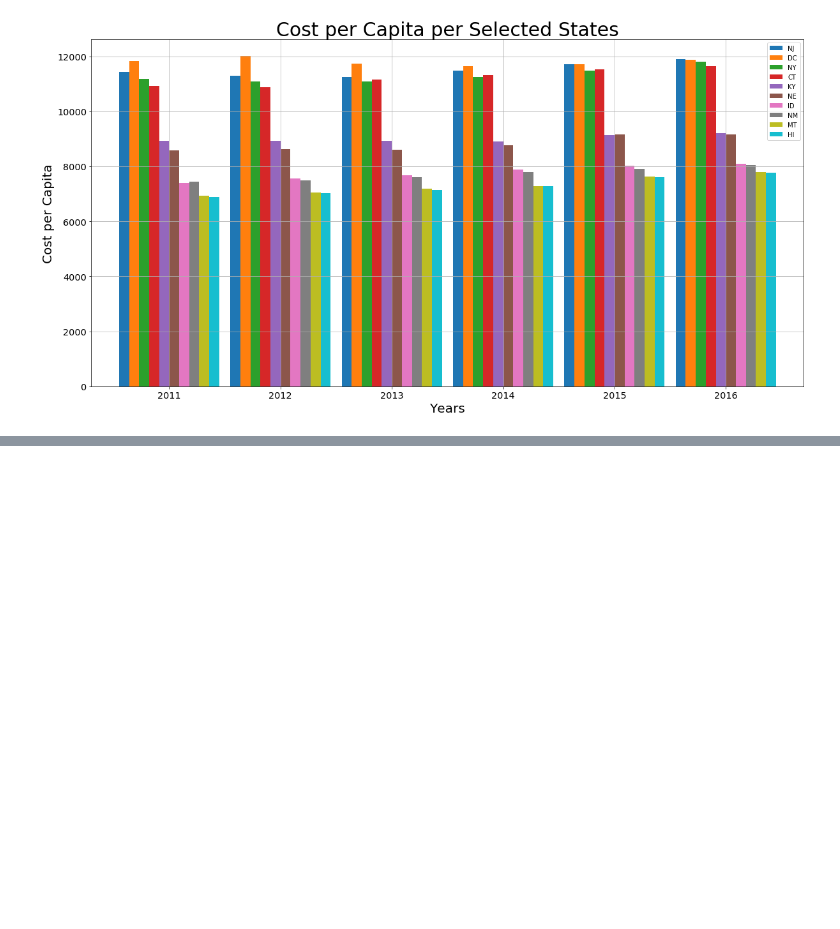
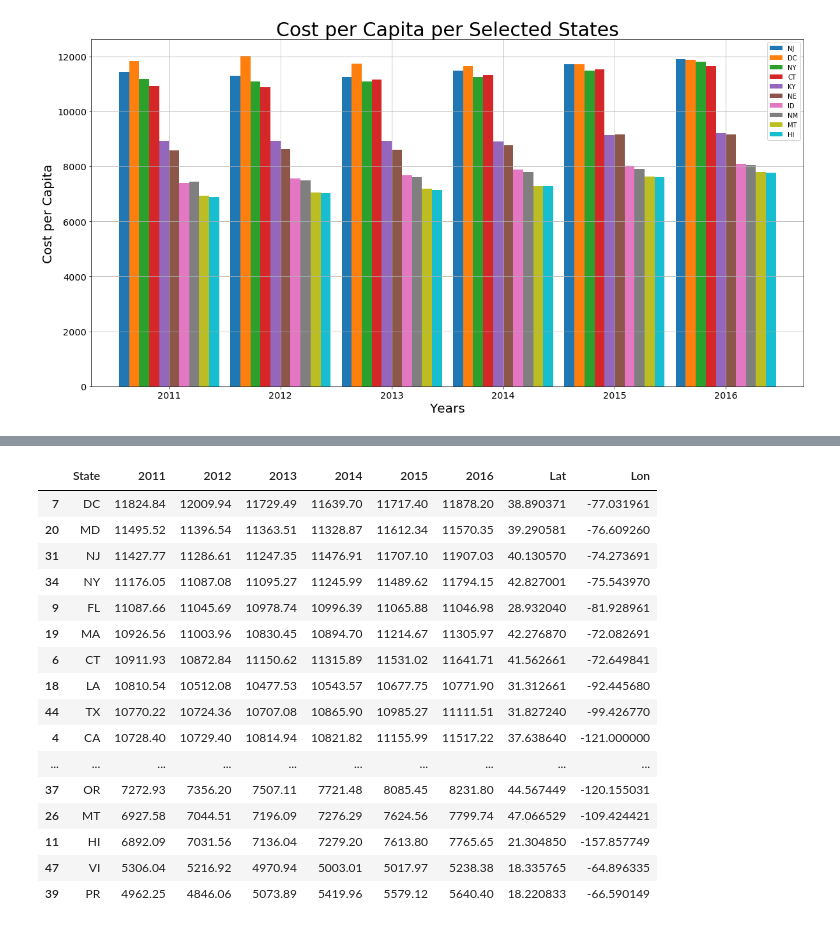
Before and after one commit to Rshn8411/project1, a Jupyter notebook: DL_Graphs/2011_2016_Graphs.ipynb, the cells around one changed output, grey strips where cells are left out. Drawn from its saved outputs; the diff is of its cells as text; code cells hidden in the pictures; blank space fills up the shorter version.

```diff
--- a/DL_Graphs/2011_2016_Graphs.ipynb
+++ b/DL_Graphs/2011_2016_Graphs.ipynb
@@ -348,0 +374,11 @@ plt.savefig('../Images/cost_per_capita_bar_2011')
+# %%
+cpc_data2 = cost_per_capita_data.rename(columns = {'Cost per Capita':'State'})
+# %%
+us_loc = pd.read_csv('../Clean_2011_2016/overall_clean_obesity_data.csv')
+us_loca = us_loc[['State', 'GeoLocation']].drop_duplicates()
+us_loca[['Lat','Lon']] = us_loca.GeoLocation.str.split(expand=True)
+us_loca['Lat']=us_loca['Lat'].str.replace('(', '').str.replace(',', '').astype(float)
+us_loca['Lon']=us_loca['Lon'].str.replace(')', '').astype(float)
+us_locations = us_loca[['State', 'Lat', 'Lon']]
+us_locations = us_locations.dropna()
+us_locations
@@ -348,0 +403,21 @@ plt.savefig('../Images/cost_per_capita_bar_2011')
+# %%
+cpc_locations = pd.merge(cpc_data2, us_locations, on="State")
+cpc_locations.sort_values(by=["2011"], ascending = False)
+# %% [output]
+|  | State | 2011 | 2012 | 2013 | 2014 | 2015 | 2016 | Lat | Lon |
+| 7 | DC | 11824.84 | 12009.94 | 11729.49 | 11639.70 | 11717.40 | 11878.20 | 38.890371 | -77.031961 |
+| 20 | MD | 11495.52 | 11396.54 | 11363.51 | 11328.87 | 11612.34 | 11570.35 | 39.290581 | -76.609260 |
+| 31 | NJ | 11427.77 | 11286.61 | 11247.35 | 11476.91 | 11707.10 | 11907.03 | 40.130570 | -74.273691 |
+| 34 | NY | 11176.05 | 11087.08 | 11095.27 | 11245.99 | 11489.62 | 11794.15 | 42.827001 | -75.543970 |
+| 9 | FL | 11087.66 | 11045.69 | 10978.74 | 10996.39 | 11065.88 | 11046.98 | 28.932040 | -81.928961 |
+| 19 | MA | 10926.56 | 11003.96 | 10830.45 | 10894.70 | 11214.67 | 11305.97 | 42.276870 | -72.082691 |
+| 6 | CT | 10911.93 | 10872.84 | 11150.62 | 11315.89 | 11531.02 | 11641.71 | 41.562661 | -72.649841 |
+| 18 | LA | 10810.54 | 10512.08 | 10477.53 | 10543.57 | 10677.75 | 10771.90 | 31.312661 | -92.445680 |
+| 44 | TX | 10770.22 | 10724.36 | 10707.08 | 10865.90 | 10985.27 | 11111.51 | 31.827240 | -99.426770 |
+| 4 | CA | 10728.40 | 10729.40 | 10814.94 | 10821.82 | 11155.99 | 11517.22 | 37.638640 | -121.000000 |
+| ... | ... | ... | ... | ... | ... | ... | ... | ... | ... |
+| 37 | OR | 7272.93 | 7356.20 | 7507.11 | 7721.48 | 8085.45 | 8231.80 | 44.567449 | -120.155031 |
+| 26 | MT | 6927.58 | 7044.51 | 7196.09 | 7276.29 | 7624.56 | 7799.74 | 47.066529 | -109.424421 |
+| 11 | HI | 6892.09 | 7031.56 | 7136.04 | 7279.20 | 7613.80 | 7765.65 | 21.304850 | -157.857749 |
+| 47 | VI | 5306.04 | 5216.92 | 4970.94 | 5003.01 | 5017.97 | 5238.38 | 18.335765 | -64.896335 |
+| 39 | PR | 4962.25 | 4846.06 | 5073.89 | 5419.96 | 5579.12 | 5640.40 | 18.220833 | -66.590149 |
```
Also changed, not shown: parts of 10 cells of this notebook, 5 other files.
